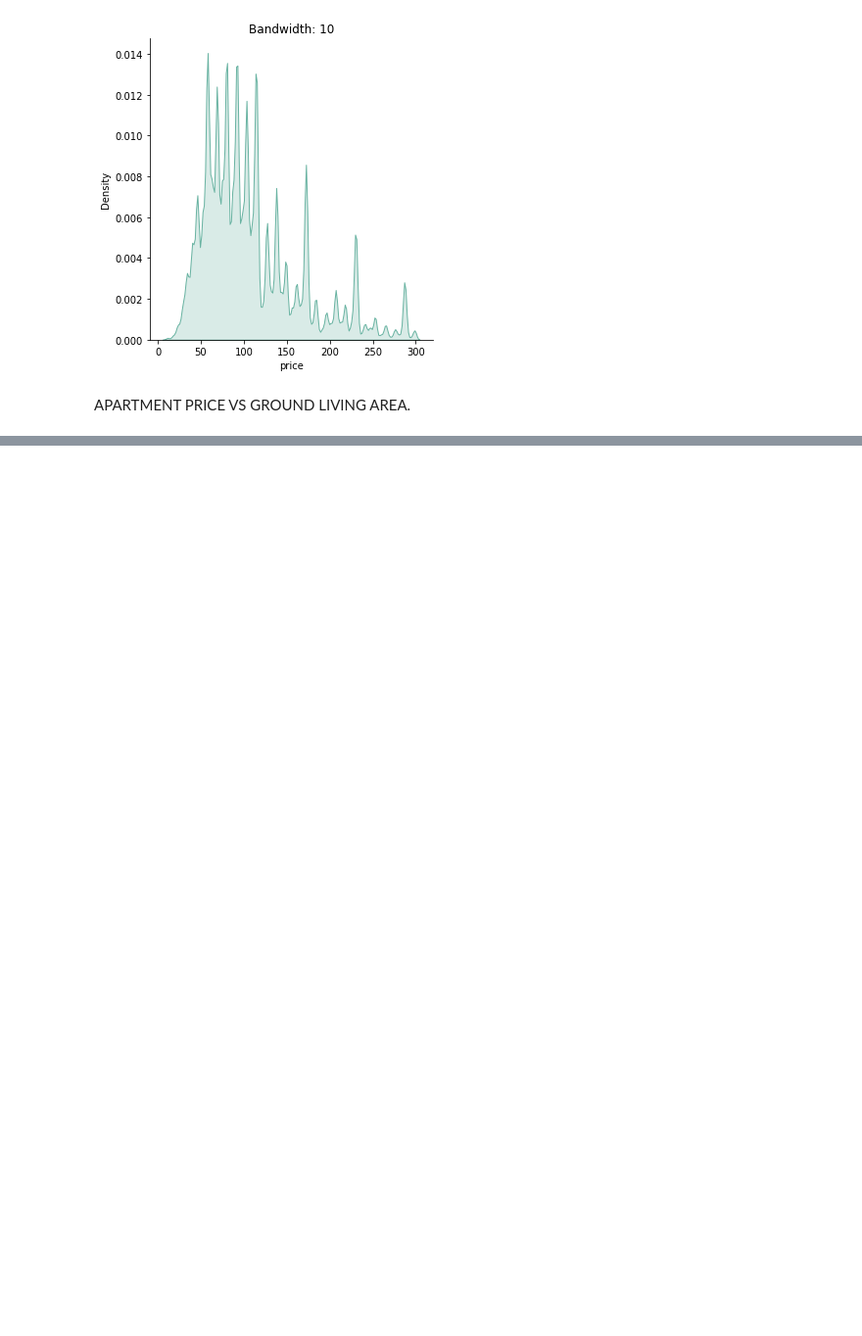
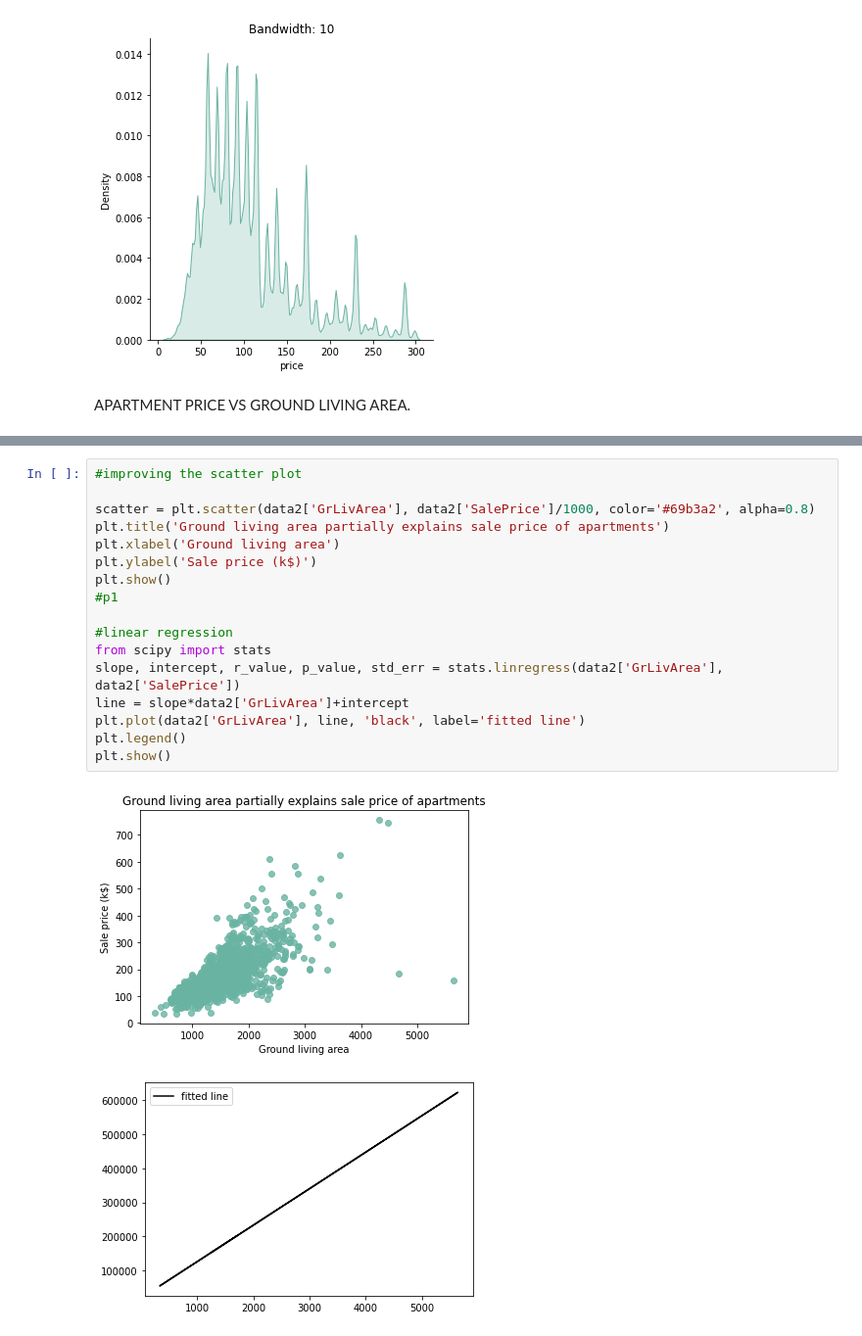
Before and after one commit to anjaliagarwal152615/lab2-dataviz, a Jupyter notebook: file.ipynb, the cells around one changed output, grey strips where cells are left out. Shown at 98% size. Drawn from its saved outputs; the diff is of its cells as text; blank space fills up the shorter version.

```diff
--- a/file.ipynb
+++ b/file.ipynb
@@ -129,0 +78,20 @@ plt.show()
+# %%
+#improving the scatter plot
+
+scatter = plt.scatter(data2['GrLivArea'], data2['SalePrice']/1000, color='#69b3a2', alpha=0.8)
+plt.title('Ground living area partially explains sale price of apartments')
+plt.xlabel('Ground living area')
+plt.ylabel('Sale price (k$)')
+plt.show()
+#p1
+
+#linear regression
+from scipy import stats
+slope, intercept, r_value, p_value, std_err = stats.linregress(data2['GrLivArea'], data2['SalePrice'])
+line = slope*data2['GrLivArea']+intercept
+plt.plot(data2['GrLivArea'], line, 'black', label='fitted line')
+plt.legend()
+plt.show()
+# %% [output]
+[figure, added]
+[figure, added]
```
Also changed, not shown: parts of 19 cells of this notebook.
